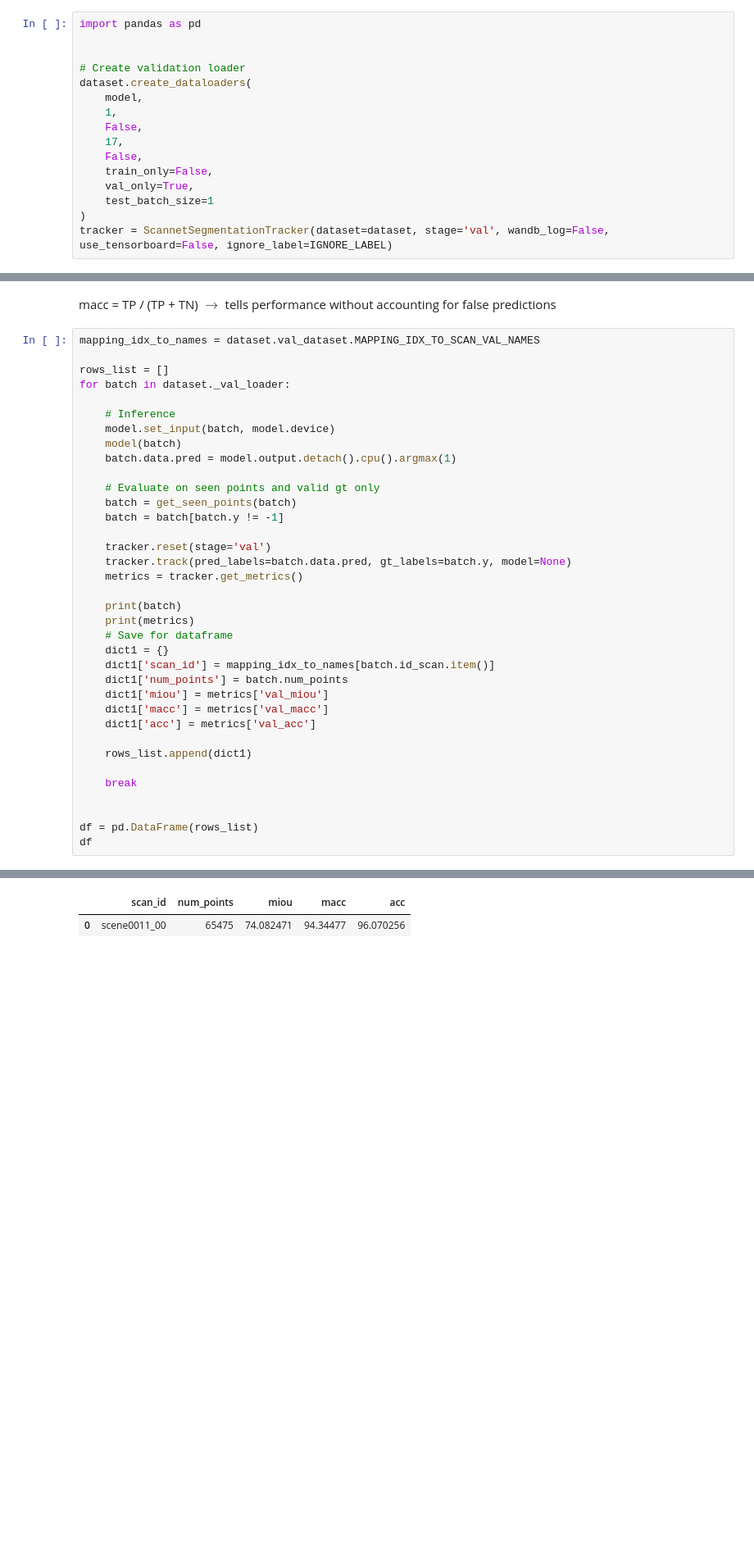
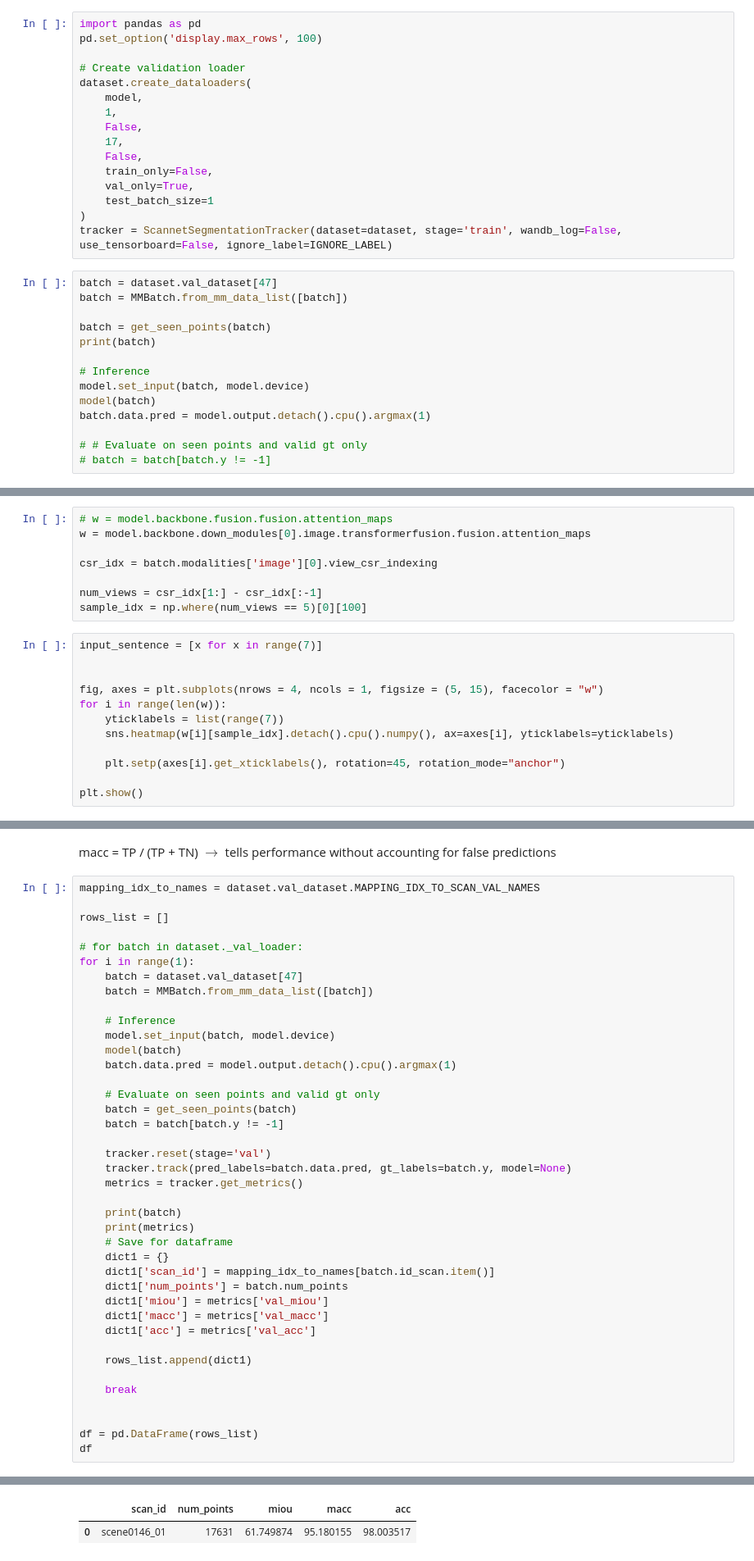
Before and after one commit to fsun2000/DeepViewAgg, a Jupyter notebook: notebooks/model_debugging/result_analysis.ipynb, the cells around one changed output, grey strips where cells are left out. Shown at 82% size. Cells and saved outputs as stored; diff of their text form; blank space fills up the shorter version.

```diff
--- a/notebooks/model_debugging/result_analysis.ipynb
+++ b/notebooks/model_debugging/result_analysis.ipynb
@@ -156,7 +176,7 @@ nc_in:  96
 Model loaded
 # %%
 import pandas as pd
-
+pd.set_option('display.max_rows', 100)
 
 # Create validation loader
 dataset.create_dataloaders(
@@ -169,4 +189,18 @@ dataset.create_dataloaders(
     val_only=True,
     test_batch_size=1
 )
-tracker = ScannetSegmentationTracker(dataset=dataset, stage='val', wandb_log=False, use_tensorboard=False, ignore_label=IGNORE_LABEL)
+tracker = ScannetSegmentationTracker(dataset=dataset, stage='train', wandb_log=False, use_tensorboard=False, ignore_label=IGNORE_LABEL)
+# %%
+batch = dataset.val_dataset[47]
+batch = MMBatch.from_mm_data_list([batch])
+
+batch = get_seen_points(batch)
+print(batch)
+
+# Inference
+model.set_input(batch, model.device)
+model(batch)
+batch.data.pred = model.output.detach().cpu().argmax(1)
+
+# # Evaluate on seen points and valid gt only
+# batch = batch[batch.y != -1]
@@ -172,0 +224,20 @@ tracker = ScannetSegmentationTracker(dataset=dataset, stage='val', wandb_log=Fal
+# %%
+# w = model.backbone.fusion.fusion.attention_maps
+w = model.backbone.down_modules[0].image.transformerfusion.fusion.attention_maps
+
+csr_idx = batch.modalities['image'][0].view_csr_indexing
+
+num_views = csr_idx[1:] - csr_idx[:-1]
+sample_idx = np.where(num_views == 5)[0][100]
+# %%
+input_sentence = [x for x in range(7)]
+
+
+fig, axes = plt.subplots(nrows = 4, ncols = 1, figsize = (5, 15), facecolor = "w")
+for i in range(len(w)):
+    yticklabels = list(range(7))
+    sns.heatmap(w[i][sample_idx].detach().cpu().numpy(), ax=axes[i], yticklabels=yticklabels)
+
+    plt.setp(axes[i].get_xticklabels(), rotation=45, rotation_mode="anchor")
+
+plt.show()
@@ -176,7 +249,11 @@ macc = TP / (TP + TN) $\rightarrow$ tells performance without accounting for fal
 mapping_idx_to_names = dataset.val_dataset.MAPPING_IDX_TO_SCAN_VAL_NAMES
 
 rows_list = []
-for batch in dataset._val_loader:
+
+# for batch in dataset._val_loader:
+for i in range(1):
+    batch = dataset.val_dataset[47]
+    batch = MMBatch.from_mm_data_list([batch])
 
     # Inference
     model.set_input(batch, model.device)
@@ -217,4 +294,4 @@ MMData(
 |  | scan_id | num_points | miou | macc | acc |
-| 0 | scene0011_00 | 65475 | 74.082471 | 94.34477 | 96.070256 |
+| 0 | scene0146_01 | 17631 | 61.749874 | 95.180155 | 98.003517 |
 # %%
 input_labels = batch.modalities['image'][0].get_mapped_m2f_features()
```
Also changed, not shown: parts of 26 cells of this notebook, 20 other files.
